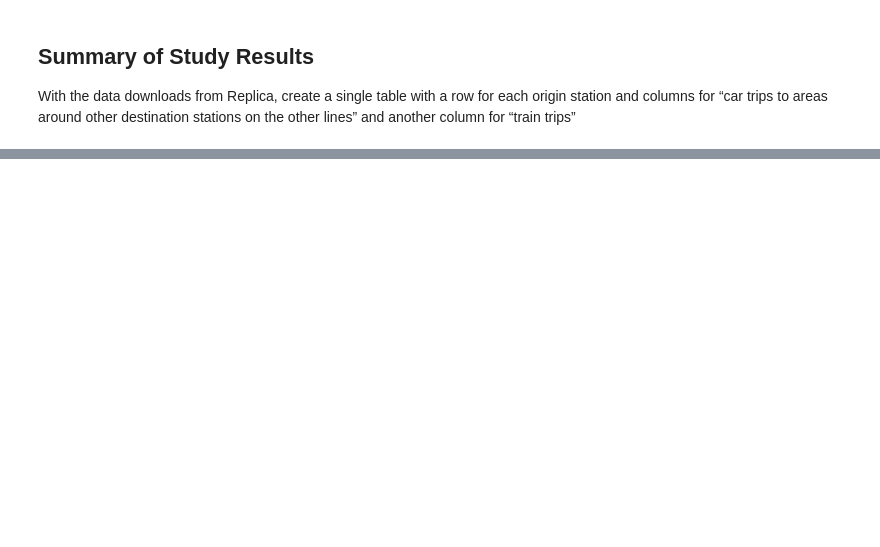
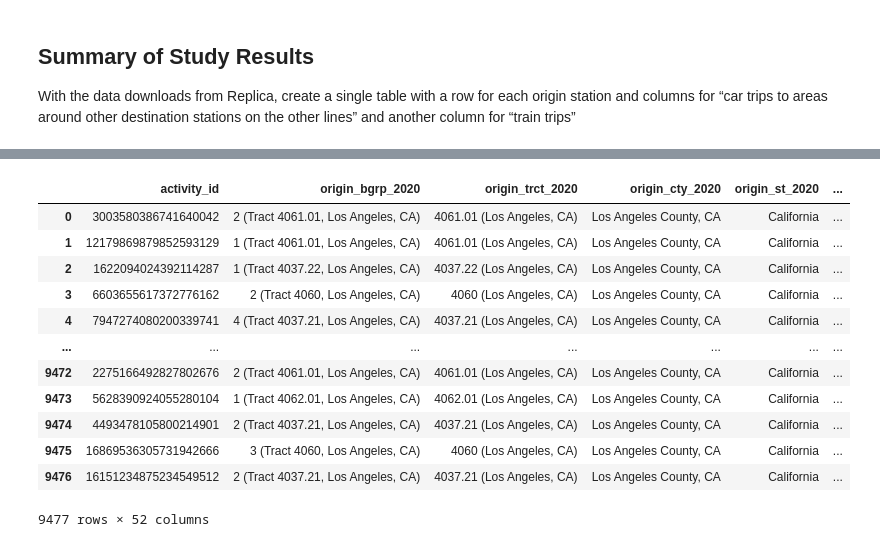
Before and after one commit to cal-itp/big-data-geoanalytics, a Jupyter notebook: replica/locations_selections/replica_study_summaries.ipynb, the cells around one changed output, grey strips where cells are left out. Drawn from its saved outputs; the diff is of its cells as text; code cells hidden in the pictures; blank space fills up the shorter version.

```diff
--- a/replica/locations_selections/replica_study_summaries.ipynb
+++ b/replica/locations_selections/replica_study_summaries.ipynb
@@ -85,0 +151,20 @@ result_summary
+# %%
+## starting with one station
+with get_fs().open(f"{gcs_path}replica_data_downloads/replica-socal_travel_analysis_sbline_origin_covina-trips_dataset.csv") as f:
+        df = to_snakecase(pd.read_csv(f, dtype={25: str, 26:str}))
+# %%
+df.sample()
+# %% [output]
+|  | activity_id | origin_bgrp_2020 | origin_trct_2020 | origin_cty_2020 | origin_st_2020 | ... |
+| 0 | 3003580386741640042 | 2 (Tract 4061.01, Los Angeles, CA) | 4061.01 (Los Angeles, CA) | Los Angeles County, CA | California | ... |
+| 1 | 12179869879852593129 | 1 (Tract 4061.01, Los Angeles, CA) | 4061.01 (Los Angeles, CA) | Los Angeles County, CA | California | ... |
+| 2 | 1622094024392114287 | 1 (Tract 4037.22, Los Angeles, CA) | 4037.22 (Los Angeles, CA) | Los Angeles County, CA | California | ... |
+| 3 | 6603655617372776162 | 2 (Tract 4060, Los Angeles, CA) | 4060 (Los Angeles, CA) | Los Angeles County, CA | California | ... |
+| 4 | 7947274080200339741 | 4 (Tract 4037.21, Los Angeles, CA) | 4037.21 (Los Angeles, CA) | Los Angeles County, CA | California | ... |
+| ... | ... | ... | ... | ... | ... | ... |
+| 9472 | 2275166492827802676 | 2 (Tract 4061.01, Los Angeles, CA) | 4061.01 (Los Angeles, CA) | Los Angeles County, CA | California | ... |
+| 9473 | 5628390924055280104 | 1 (Tract 4062.01, Los Angeles, CA) | 4062.01 (Los Angeles, CA) | Los Angeles County, CA | California | ... |
+| 9474 | 4493478105800214901 | 2 (Tract 4037.21, Los Angeles, CA) | 4037.21 (Los Angeles, CA) | Los Angeles County, CA | California | ... |
+| 9475 | 16869536305731942666 | 3 (Tract 4060, Los Angeles, CA) | 4060 (Los Angeles, CA) | Los Angeles County, CA | California | ... |
+| 9476 | 16151234875234549512 | 2 (Tract 4037.21, Los Angeles, CA) | 4037.21 (Los Angeles, CA) | Los Angeles County, CA | California | ... |
+9477 rows × 52 columns
```
Also changed, not shown: parts of 9 cells of this notebook, 1 other file.
